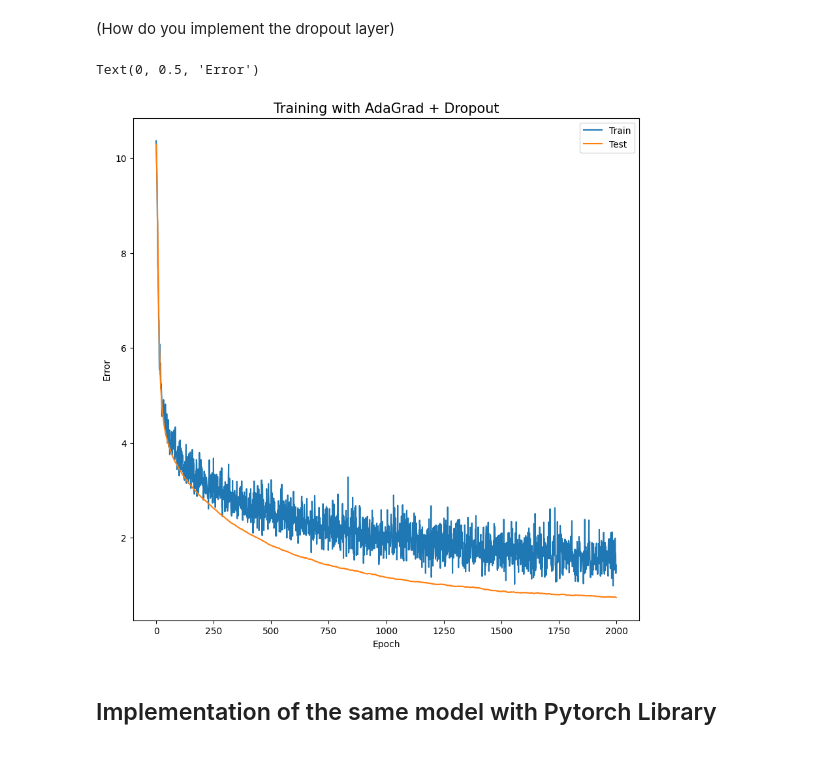
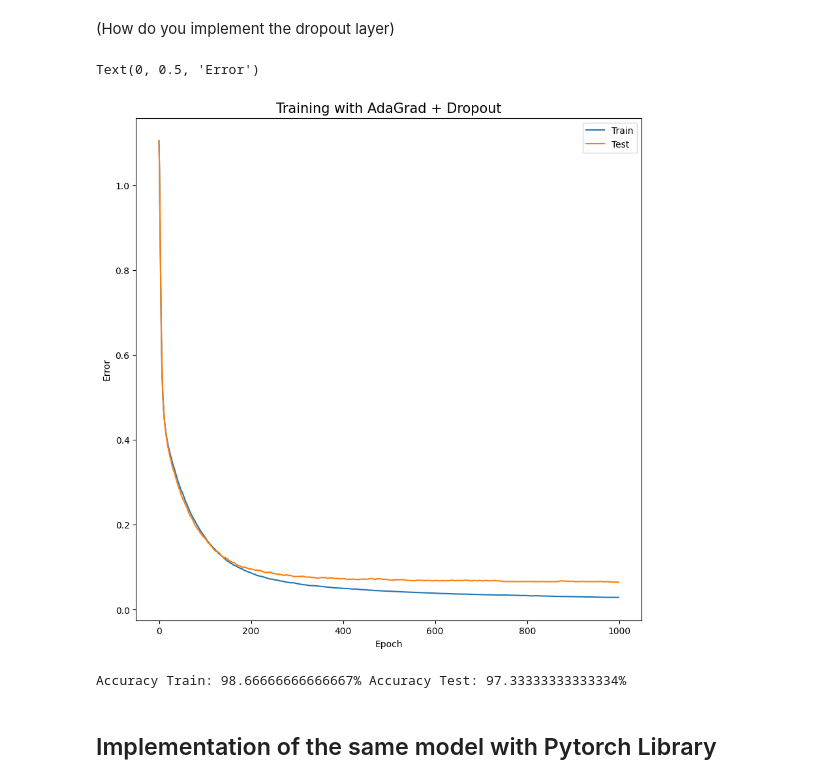
Before and after one commit to timlok123/Learning-the-basic-of-AI-with-Python, a Jupyter notebook: Ch6_Possible_problems_and_solution.ipynb, the cells around one changed output. Drawn from its saved outputs; the diff is of its cells as text; code cells hidden in the pictures.

```diff
--- a/Ch6_Possible_problems_and_solution.ipynb
+++ b/Ch6_Possible_problems_and_solution.ipynb
@@ -293,10 +337,10 @@ for i in range(epoch):
 
   # Record the error on training & test case in every training
   forward_propagation(input_train)
-  train_error.append(get_error(correct_train, batch_size))
+  train_error.append(get_error(correct_train, n_train))
 
   forward_propagation(input_test)
-  test_error.append(get_error(correct_test, batch_size))
+  test_error.append(get_error(correct_test, n_test))
 
   # Shuffle the data & prepare the index
   index_random = np.arange(n_train)
@@ -347,6 +454,12 @@ class Dropout:
 
     def backward(self, grad_y):
         self.grad_x = grad_y * self.dropout # Only pass the value of neuron that has not been dropped out in the forward propagation
+# %%
+#　Redefine the neural network neruon unit
+
+n_in = 4
+n_mid = 50
+n_out = 3
 # %%
 # Redine the network structure
 
@@ -377,6 +490,12 @@ def backward_propagation(t):
 
     dropout_1.backward(middle_layer_2.grad_x)
     middle_layer_1.backward(dropout_1.grad_x)
+
+def update_wb_AdaGrad(eta):
+    middle_layer_1.update_AdaGrad(eta)
+    middle_layer_2.update_AdaGrad(eta)
+    output_layer.update_AdaGrad(eta)
+    #update_AdaGrad
 # %%
 # Training - With AdaGrad + Dropout
 
@@ -386,14 +505,14 @@ test_error = []
 
 no_of_batch = n_train // batch_size
 
-for i in range(epoch*2):
+for i in range(epoch):
 
   # Record the error on training & test case in every training
-  forward_propagation(input_train,is_train_flag=True)
-  train_error.append(get_error(correct_train, batch_size))
+  forward_propagation(input_train,is_train_flag=False)    # would not use dropout layer when predicting / calculating the error
+  train_error.append(get_error(correct_train, n_train))
 
   forward_propagation(input_test,is_train_flag=False)
-  test_error.append(get_error(correct_test, batch_size))
+  test_error.append(get_error(correct_test, n_test))
 
   # Shuffle the data & prepare the index
   index_random = np.arange(n_train)
@@ -411,16 +530,27 @@ for i in range(epoch*2):
 # %%
 # Visualize the training process
 import matplotlib.pyplot as plt
 
 plt.figure(figsize=(10,10))
 plt.title("Training with AdaGrad + Dropout",fontsize=15)
-plt.plot(np.arange(epoch*2), train_error, label="Train")
-plt.plot(np.arange(epoch*2), test_error, label="Test")
+plt.plot(np.arange(epoch), train_error, label="Train")
+plt.plot(np.arange(epoch), test_error, label="Test")
 plt.legend()
 plt.xlabel("Epoch")
 plt.ylabel("Error")
 # %% [output]
 Text(0, 0.5, 'Error')
-[figure, old version]
+[figure, new version]
+# %%
+forward_propagation(input_train,is_train_flag=False)
+count_train = np.sum(np.argmax(output_layer.y, axis=1) == np.argmax(correct_train, axis=1))
+
+forward_propagation(input_test,is_train_flag=False)
+count_test = np.sum(np.argmax(output_layer.y, axis=1) == np.argmax(correct_test, axis=1))
+
+print("Accuracy Train:", str(count_train/n_train*100) + "%",
+      "Accuracy Test:", str(count_test/n_test*100) + "%")
+# %% [output]
+Accuracy Train: 98.66666666666667% Accuracy Test: 97.33333333333334%
 # %% [markdown]
 ## Implementation of the same model with Pytorch Library
```
Also changed, not shown: parts of 13 cells of this notebook.
